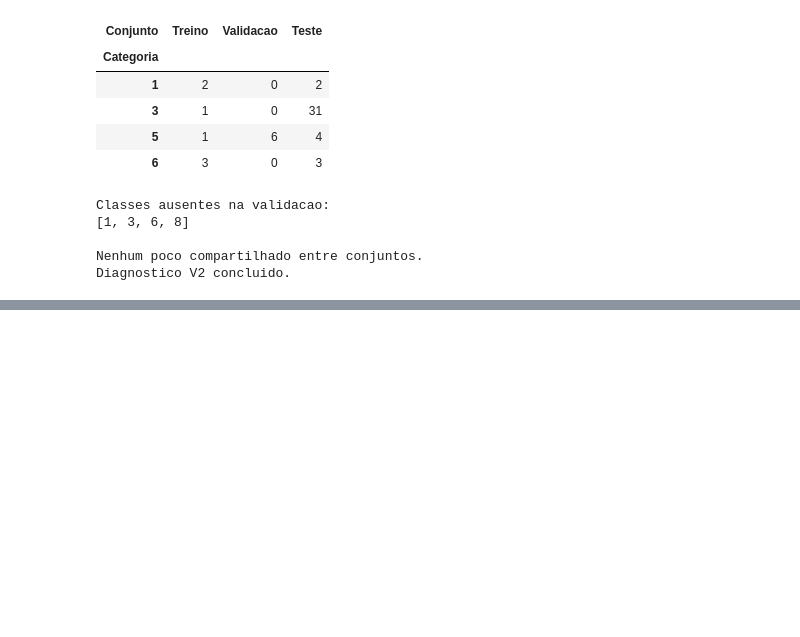
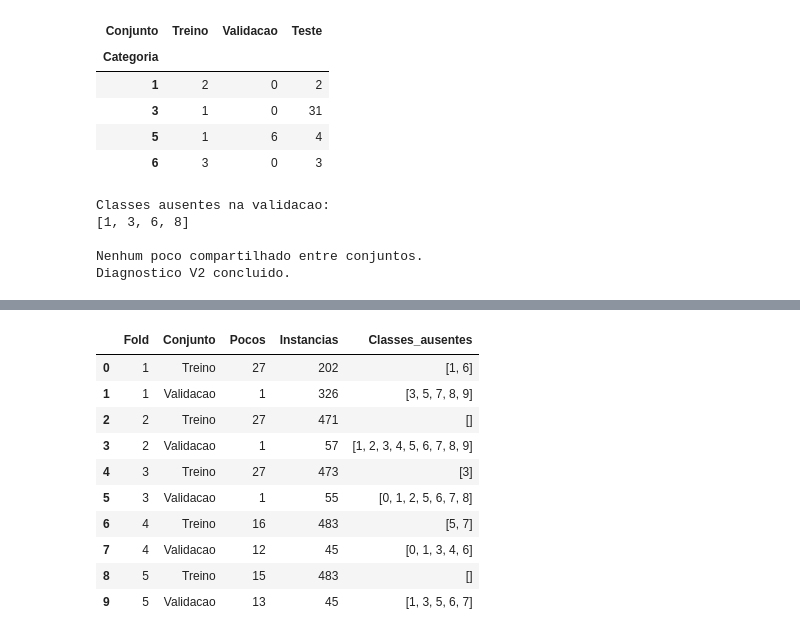
Before and after one commit to anacunh/3W-C1-AnaLaura, a Jupyter notebook: 03_Particionamento_Dataset_3W.ipynb, the cells around one changed output, grey strips where cells are left out. Drawn from its saved outputs; the diff is of its cells as text; code cells hidden in the pictures; blank space fills up the shorter version.

```diff
--- a/03_Particionamento_Dataset_3W.ipynb
+++ b/03_Particionamento_Dataset_3W.ipynb
@@ -826,0 +978,86 @@ ATENCAO: PARTICOES PROVISORIAS
+# %%
+
+# SESSAO 04 - ATIVIDADE 06B.2.2
+# Diagnostico de validacao cruzada com GroupKFold
+
+import pandas as pd
+from sklearn.model_selection import GroupKFold
+
+# 1. Selecionar somente o treinamento da V3
+dados_cv = particoes_v3[
+    particoes_v3["Conjunto"] == "Treino"
+].copy().reset_index(drop=True)
+
+print("Instancias de desenvolvimento:", len(dados_cv))
+print("Pocos distintos:", dados_cv["Poco"].nunique())
+
+# 2. Criar cinco folds
+group_kfold = GroupKFold(n_splits=5)
+
+resultados_folds = []
+
+# 3. Percorrer as cinco divisoes
+for fold, (idx_treino, idx_val) in enumerate(
+    group_kfold.split(
+        dados_cv,
+        groups=dados_cv["Poco"]
+    ),
+    start=1
+):
+
+    treino_fold = dados_cv.iloc[idx_treino]
+    validacao_fold = dados_cv.iloc[idx_val]
+
+    # Verificar independencia entre pocos
+    pocos_treino = set(treino_fold["Poco"])
+    pocos_validacao = set(validacao_fold["Poco"])
+
+    assert pocos_treino.isdisjoint(pocos_validacao)
+
+    # Analisar cada parte do fold
+    for nome, dados in [
+        ("Treino", treino_fold),
+        ("Validacao", validacao_fold)
+    ]:
+
+        contagem = (
+            dados["Categoria"]
+            .value_counts()
+            .reindex(range(10), fill_value=0)
+        )
+
+        ausentes = [
+            int(classe)
+            for classe in range(10)
+            if contagem[classe] == 0
+        ]
+
+        resultados_folds.append({
+            "Fold": fold,
+            "Conjunto": nome,
+            "Pocos": dados["Poco"].nunique(),
+            "Instancias": len(dados),
+            "Classes_ausentes": str(ausentes)
+        })
+
+# 4. Criar tabela dos resultados
+resumo_groupkfold = pd.DataFrame(
+    resultados_folds
+)
+
+print("\nDIAGNOSTICO GROUPKFOLD:")
+display(resumo_groupkfold)
+
+# 5. Verificar os folds de treinamento
+print("\nFOLDS COM CLASSES AUSENTES NO TREINO:")
+
+problemas_treino = resumo_groupkfold[
+    (resumo_groupkfold["Conjunto"] == "Treino") &
+    (resumo_groupkfold["Classes_ausentes"] != "[]")
+]
+
+display(problemas_treino)
+
+print("\nValidacao por poco verificada.")
+print("STATUS: DIAGNOSTICO - NAO DEFINITIVO")
+# %% [output]
@@ -826,0 +1068,11 @@ ATENCAO: PARTICOES PROVISORIAS
+|  | Fold | Conjunto | Pocos | Instancias | Classes_ausentes |
+| 0 | 1 | Treino | 27 | 202 | [1, 6] |
+| 1 | 1 | Validacao | 1 | 326 | [3, 5, 7, 8, 9] |
+| 2 | 2 | Treino | 27 | 471 | [] |
+| 3 | 2 | Validacao | 1 | 57 | [1, 2, 3, 4, 5, 6, 7, 8, 9] |
+| 4 | 3 | Treino | 27 | 473 | [3] |
+| 5 | 3 | Validacao | 1 | 55 | [0, 1, 2, 5, 6, 7, 8] |
+| 6 | 4 | Treino | 16 | 483 | [5, 7] |
+| 7 | 4 | Validacao | 12 | 45 | [0, 1, 3, 4, 6] |
+| 8 | 5 | Treino | 15 | 483 | [] |
+| 9 | 5 | Validacao | 13 | 45 | [1, 3, 5, 6, 7] |
```
Also changed, not shown: parts of 5 cells of this notebook, 2 other files.
